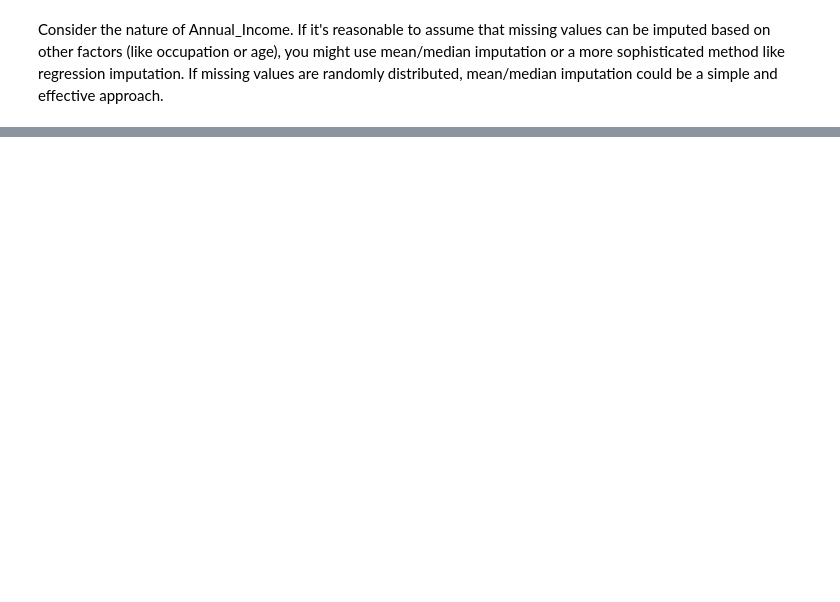
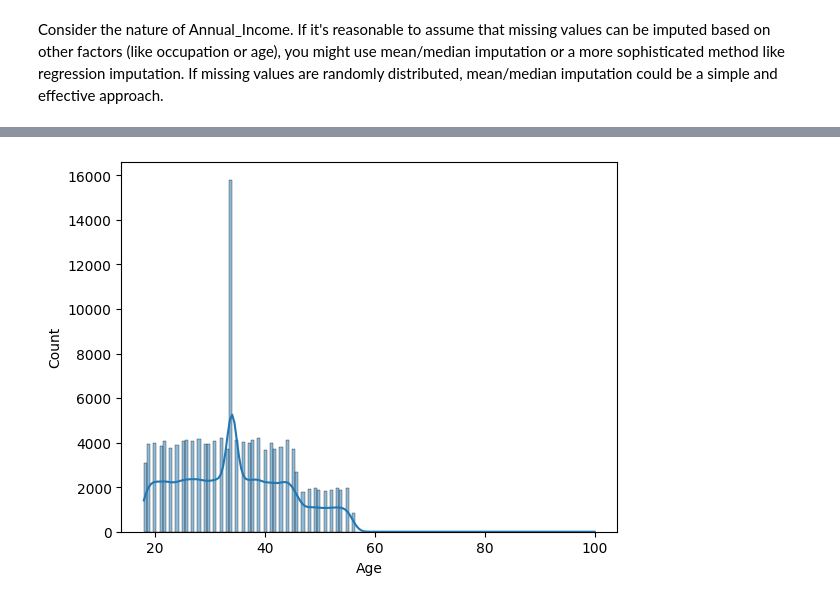
Before and after one commit to astronaut505/Credit-or-crisis, a Jupyter notebook: CreditScoreClassification.ipynb, the cells around one changed output, grey strips where cells are left out. Saved outputs shown, nothing was run; the diff lists cells and outputs as text; code cells hidden in the pictures; blank space fills up the shorter version.

```diff
--- a/CreditScoreClassification.ipynb
+++ b/CreditScoreClassification.ipynb
@@ -511,0 +593,5 @@ If missing values are randomly distributed, mean/median imputation could be a si
+# %%
+sns.histplot(df['Age'], kde=True) #<--- looks better
+plt.show()
+# %% [output]
+[figure, added]
```
Also changed, not shown: parts of 15 cells of this notebook.
